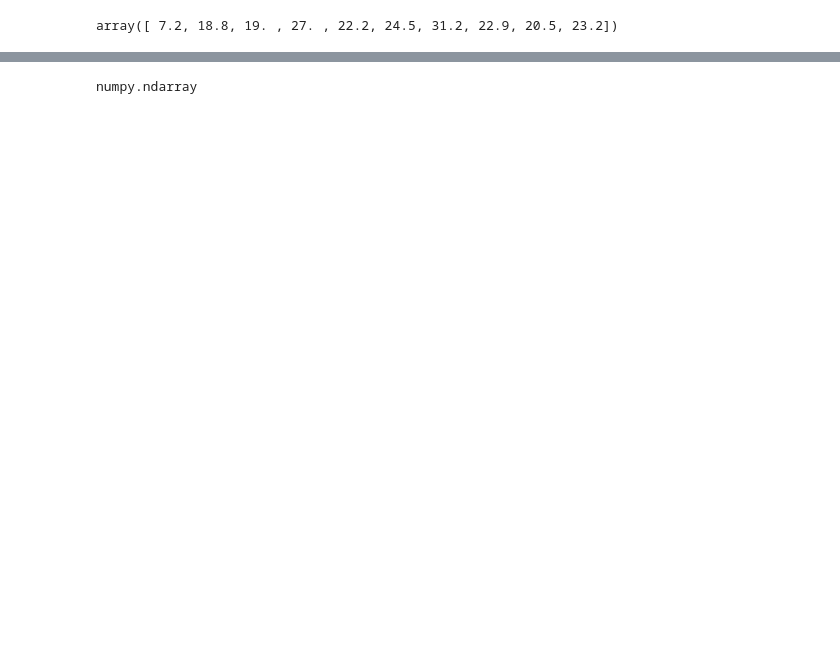
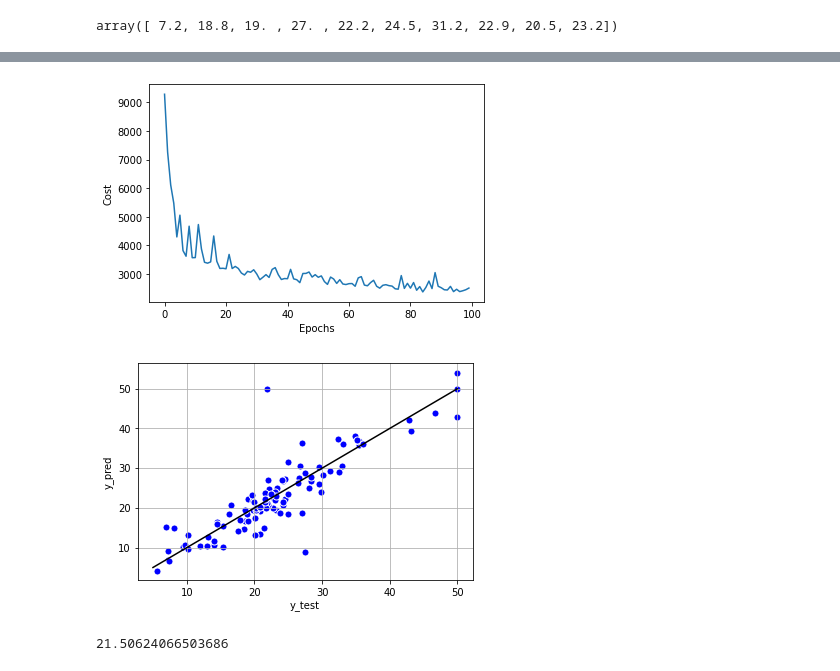
Before and after one commit to Thimira1992/Structural-Maching-Learning---MLP, a Jupyter notebook: MLP.ipynb, the cells around one changed output, grey strips where cells are left out. Cells and saved outputs as stored; diff of their text form; code cells hidden in the pictures; blank space fills up the shorter version.

```diff
--- a/MLP.ipynb
+++ b/MLP.ipynb
@@ -223,4 +226,32 @@ plt.grid()
-# %%
-type(np.random.random(3))
-# %% [output]
-numpy.ndarray
+# %%
+mlp = NeuralNetMLP()
+mlp.n_hidden=10
+mlp.fit(x_train, y_train, x_test, y_test)
+
+y_pred = mlp.predict(x_test)[:,0]
+y_pred[:10]
+
+y_test[:10]
+
+from sklearn.metrics import mean_squared_error
+mean_squared_error(y_test, y_pred)
+
+plt.plot(range(mlp.epochs), mlp.eval_['cost'])
+plt.ylabel('Cost')
+plt.xlabel('Epochs')
+plt.show()
+
+x = np.linspace(5,50,1000)
+plt.scatter(y_test, y_pred, c='b',edgecolor='white',s=50)
+plt.ylabel('y_pred')
+plt.xlabel('y_test')
+plt.plot(x,x,c='black')
+plt.grid()
+# %% [output]
+[figure, added]
+[figure, added]
+# %%
+from sklearn.metrics import mean_squared_error
+mean_squared_error(y_test, y_pred)
+# %% [output]
+21.50624066503686
```
Also changed, not shown: parts of 5 cells of this notebook, 1 other file.
